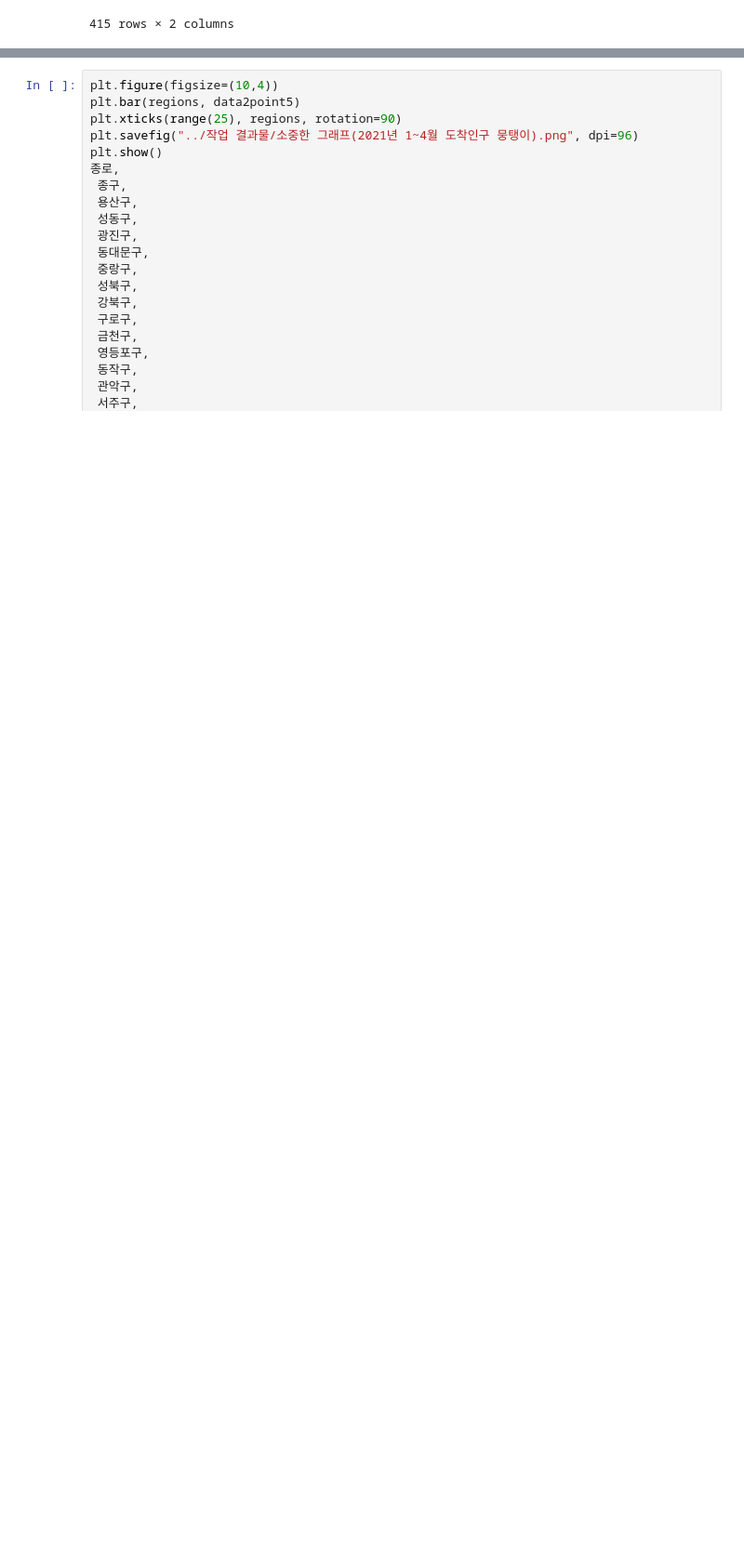
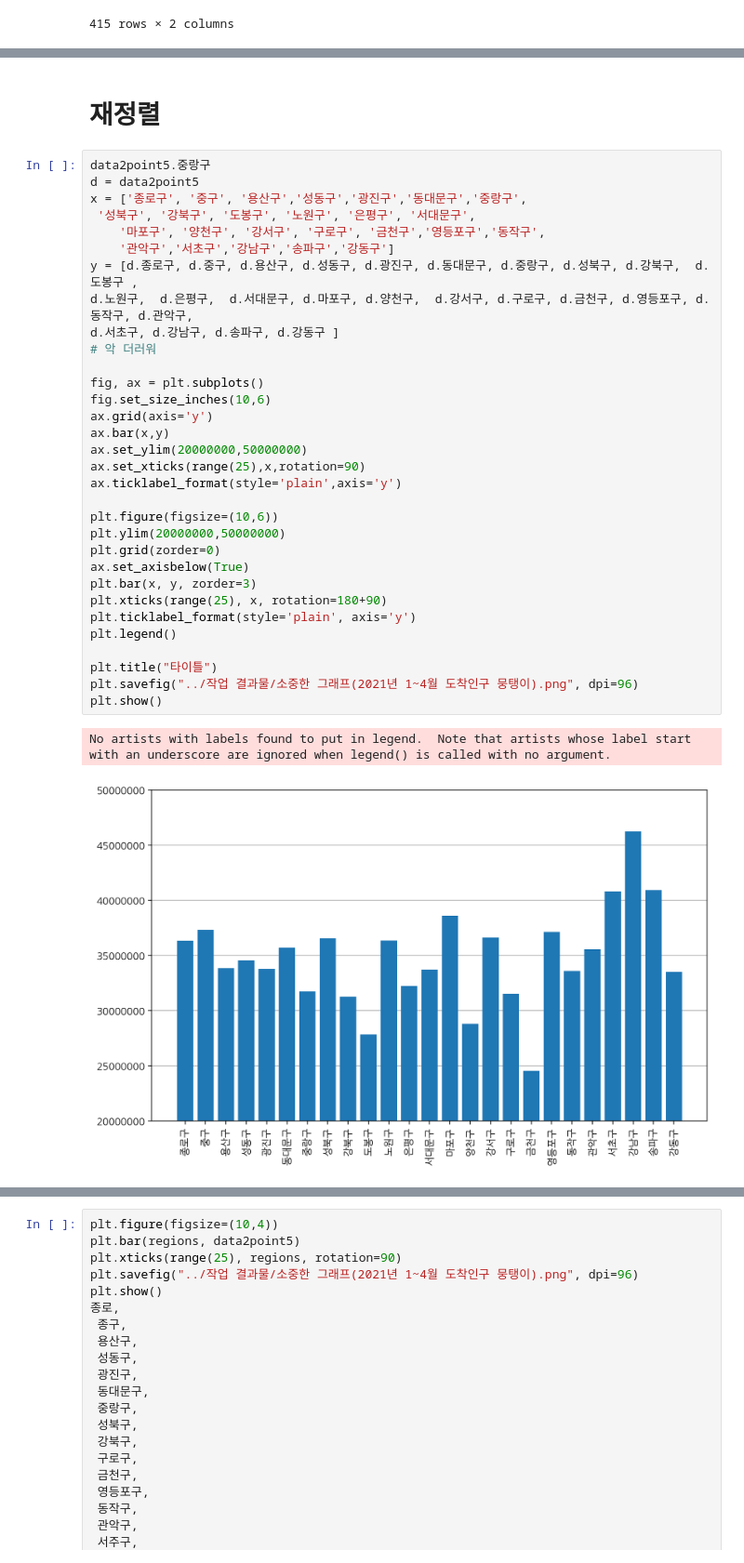
Before and after one commit to dmu-data-anal/data-analysis, a Jupyter notebook: .박종관/data_test5.ipynb, the cells around one changed output, grey strips where cells are left out. Shown at 93% size. Saved outputs shown, nothing was run; the diff lists cells and outputs as text; blank space fills up the shorter version.

```diff
--- a/.박종관/data_test5.ipynb
+++ b/.박종관/data_test5.ipynb
@@ -110,3 +110,40 @@ regions = ['금천구','종로구','양천구','용산구','도봉구','성동
 송파구     40919990
 강남구     46236680
 Name: 평균 이동 시간(분), dtype: int64
+# %% [markdown]
+# 재정렬
+# %%
+data2point5.중랑구
+d = data2point5
+x = ['종로구', '중구', '용산구','성동구','광진구','동대문구','중랑구',
+ '성북구', '강북구', '도봉구', '노원구', '은평구', '서대문구',
+    '마포구', '양천구', '강서구', '구로구', '금천구','영등포구','동작구',
+    '관악구','서초구','강남구','송파구','강동구']
+y = [d.종로구, d.중구, d.용산구, d.성동구, d.광진구, d.동대문구, d.중랑구, d.성북구, d.강북구,  d.도봉구 ,
+d.노원구,  d.은평구,  d.서대문구, d.마포구, d.양천구,  d.강서구, d.구로구, d.금천구, d.영등포구, d.동작구, d.관악구,
+d.서초구, d.강남구, d.송파구, d.강동구 ]
+# 악 더러워
+
+fig, ax = plt.subplots()
+fig.set_size_inches(10,6)
+ax.grid(axis='y')
+ax.bar(x,y)
+ax.set_ylim(20000000,50000000)
+ax.set_xticks(range(25),x,rotation=90)
+ax.ticklabel_format(style='plain',axis='y')
+
+plt.figure(figsize=(10,6))
+plt.ylim(20000000,50000000)
+plt.grid(zorder=0)
+ax.set_axisbelow(True)
+plt.bar(x, y, zorder=3)
+plt.xticks(range(25), x, rotation=180+90)
+plt.ticklabel_format(style='plain', axis='y')
+plt.legend()
+
+plt.title("타이틀")
+plt.savefig("../작업 결과물/소중한 그래프(2021년 1~4월 도착인구 뭉탱이).png", dpi=96)
+plt.show()
+# %% [output]
+No artists with labels found to put in legend.  Note that artists whose label start with an underscore are ignored when legend() is called with no argument.
+[figure, added]
```
Also changed, not shown: parts of 3 cells of this notebook, 1 other file.
